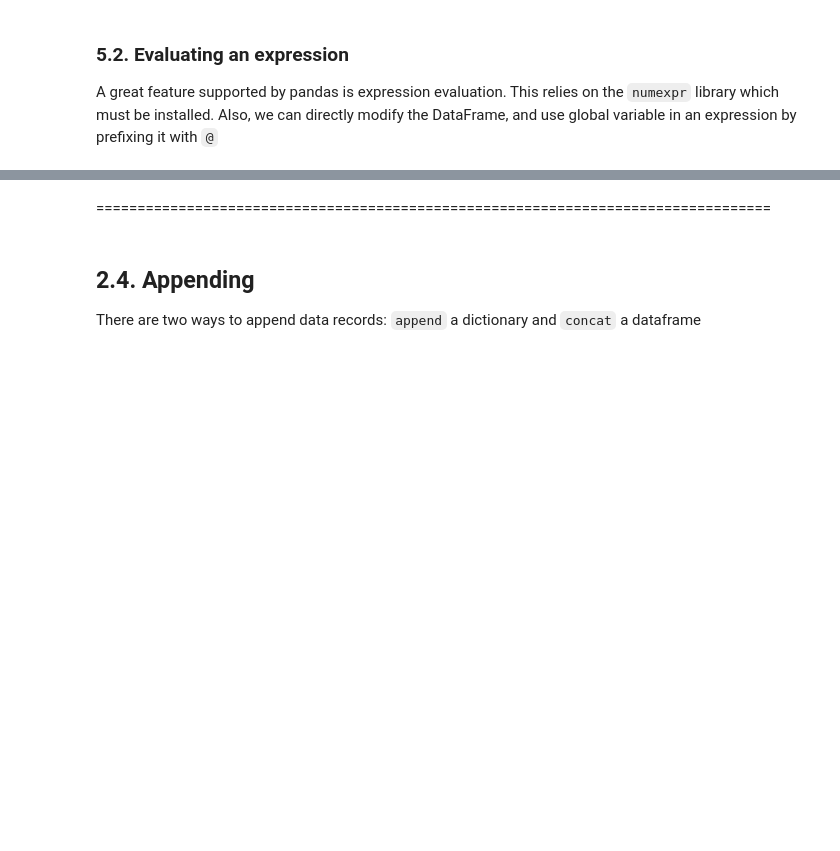
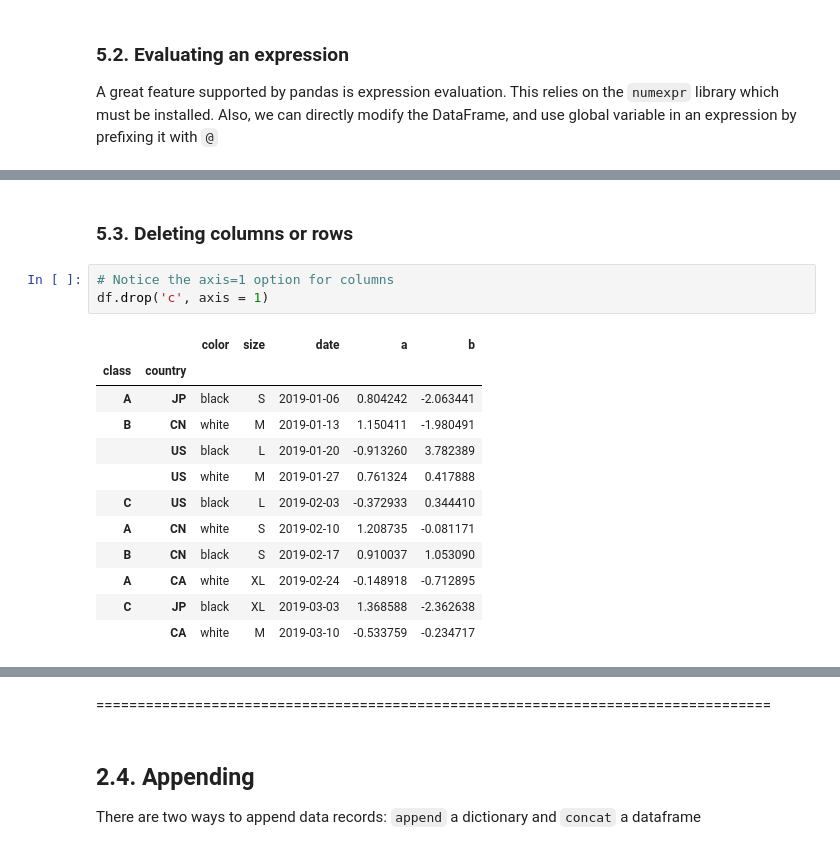
Before and after one commit to Jay4869/Data-Science, a Jupyter notebook: Python/2. Pandas - Basic.ipynb, the cells around one changed output, grey strips where cells are left out. Cells and saved outputs as stored; diff of their text form; blank space fills up the shorter version.

Commit message:
update deleting

```diff
--- a/Python/2. Pandas - Basic.ipynb
+++ b/Python/2. Pandas - Basic.ipynb
@@ -457,0 +461,18 @@ df.eval('c = a + b > @threshold')
+# %% [markdown]
+### 5.3. Deleting columns or rows
+# %%
+# Notice the axis=1 option for columns
+df.drop('c', axis = 1)
+# %% [output]
+|  |  | color | size | date | a | b |
+| class | country |  |  |  |  |  |
+| A | JP | black | S | 2019-01-06 | 0.804242 | -2.063441 |
+| B | CN | white | M | 2019-01-13 | 1.150411 | -1.980491 |
+|  | US | black | L | 2019-01-20 | -0.913260 | 3.782389 |
+|  | US | white | M | 2019-01-27 | 0.761324 | 0.417888 |
+| C | US | black | L | 2019-02-03 | -0.372933 | 0.344410 |
+| A | CN | white | S | 2019-02-10 | 1.208735 | -0.081171 |
+| B | CN | black | S | 2019-02-17 | 0.910037 | 1.053090 |
+| A | CA | white | XL | 2019-02-24 | -0.148918 | -0.712895 |
+| C | JP | black | XL | 2019-03-03 | 1.368588 | -2.362638 |
+|  | CA | white | M | 2019-03-10 | -0.533759 | -0.234717 |
```
Also changed, not shown: parts of 35 cells of this notebook.
